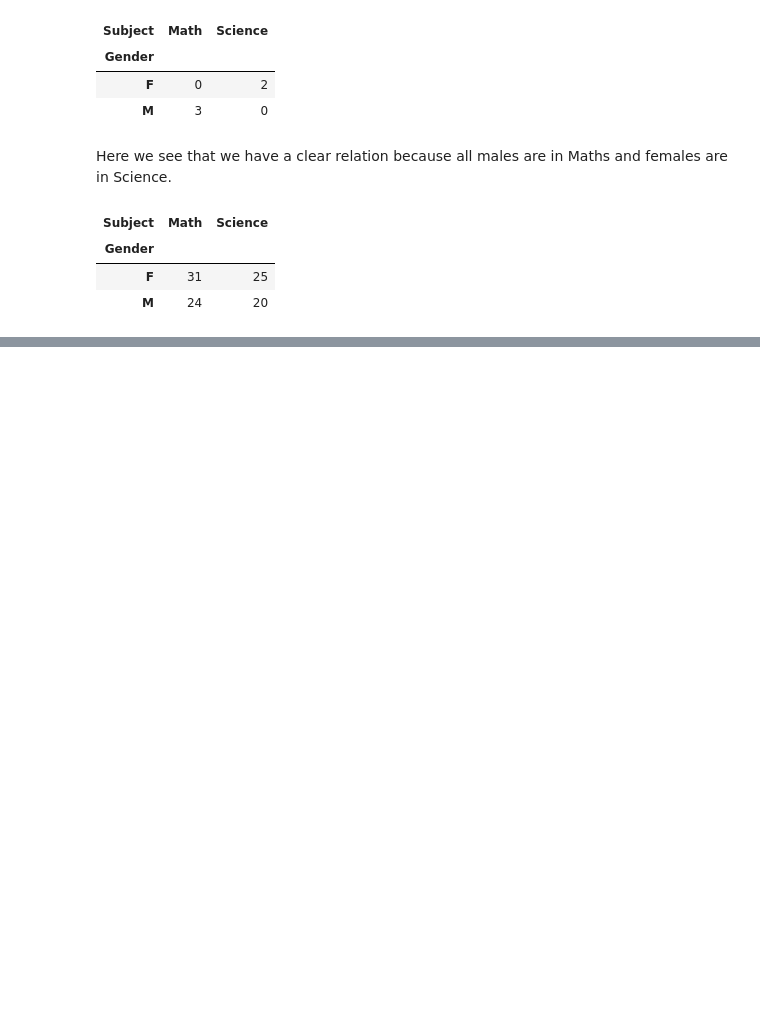
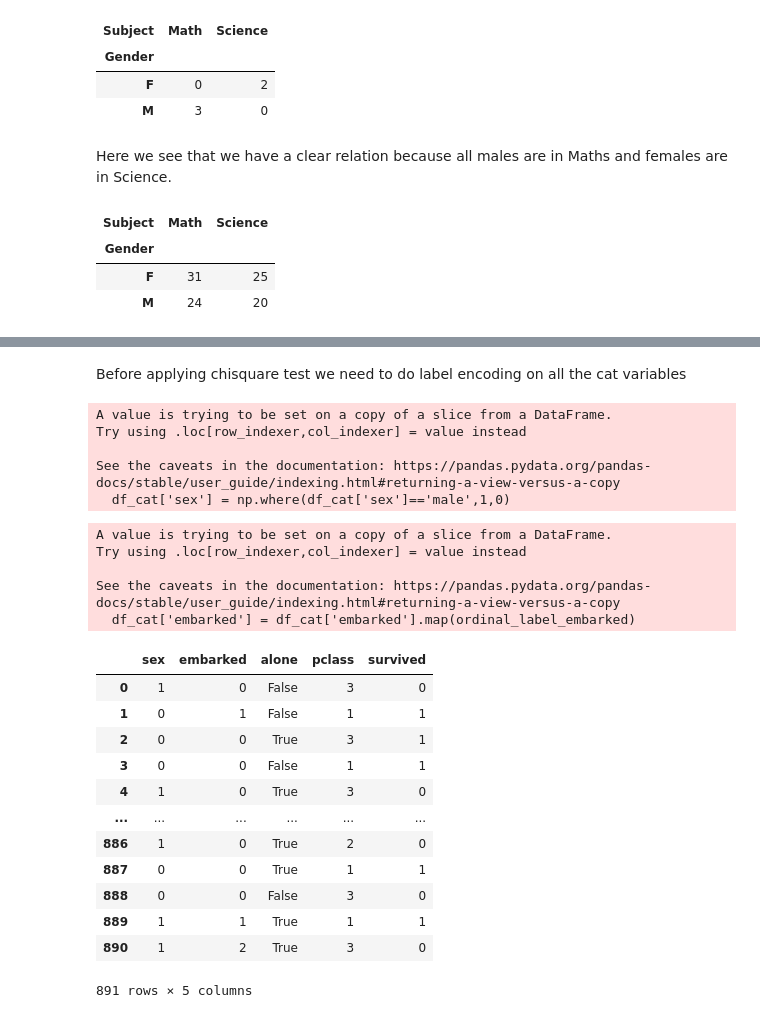
Before and after one commit to beercafeguy/ml-yard, a Jupyter notebook: notebooks/feature-selection/demo.ipynb, the cells around one changed output, grey strips where cells are left out. Cells and saved outputs as stored; diff of their text form; code cells hidden in the pictures; blank space fills up the shorter version.

Commit message:
Using chi2 test for selecting categorical features for regression problem

```diff
--- a/notebooks/feature-selection/demo.ipynb
+++ b/notebooks/feature-selection/demo.ipynb
@@ -535,0 +568,5 @@ cross_tab
+# %%
+cat_features = ['sex','embarked','alone','pclass','survived']
+
+df_cat = df[cat_features]
+df_cat.head()
@@ -535,0 +580,35 @@ cross_tab
+# %% [markdown]
+Before applying chisquare test we need to do label encoding on all the cat variables
+# %%
+import numpy as np
+
+df_cat['sex'] = np.where(df_cat['sex']=='male',1,0)
+# %% [output]
+A value is trying to be set on a copy of a slice from a DataFrame.
+Try using .loc[row_indexer,col_indexer] = value instead
+
+See the caveats in the documentation: https://pandas.pydata.org/pandas-docs/stable/user_guide/indexing.html#returning-a-view-versus-a-copy
+  df_cat['sex'] = np.where(df_cat['sex']=='male',1,0)
+# %%
+ordinal_label_embarked = {k:i for i,k in enumerate(df_cat['embarked'].unique(),0)}
+df_cat['embarked'] = df_cat['embarked'].map(ordinal_label_embarked)
+df_cat
+# %% [output]
+A value is trying to be set on a copy of a slice from a DataFrame.
+Try using .loc[row_indexer,col_indexer] = value instead
+
+See the caveats in the documentation: https://pandas.pydata.org/pandas-docs/stable/user_guide/indexing.html#returning-a-view-versus-a-copy
+  df_cat['embarked'] = df_cat['embarked'].map(ordinal_label_embarked)
+|  | sex | embarked | alone | pclass | survived |
+| 0 | 1 | 0 | False | 3 | 0 |
+| 1 | 0 | 1 | False | 1 | 1 |
+| 2 | 0 | 0 | True | 3 | 1 |
+| 3 | 0 | 0 | False | 1 | 1 |
+| 4 | 1 | 0 | True | 3 | 0 |
+| ... | ... | ... | ... | ... | ... |
+| 886 | 1 | 0 | True | 2 | 0 |
+| 887 | 0 | 0 | True | 1 | 1 |
+| 888 | 0 | 0 | False | 3 | 0 |
+| 889 | 1 | 1 | True | 1 | 1 |
+| 890 | 1 | 2 | True | 3 | 0 |
+891 rows × 5 columns
```
Also changed, not shown: parts of 14 cells of this notebook.
